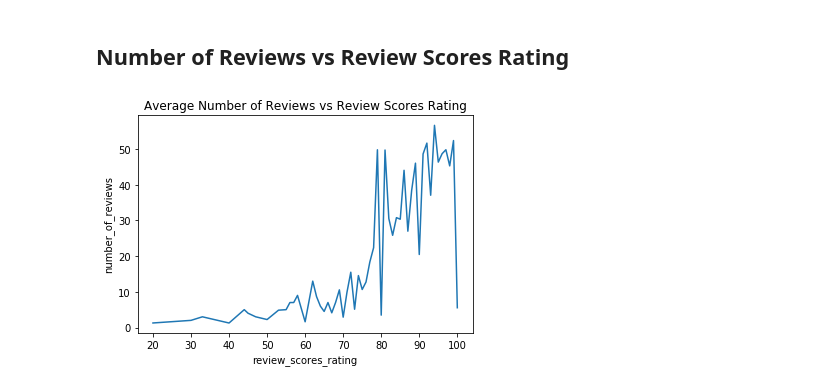
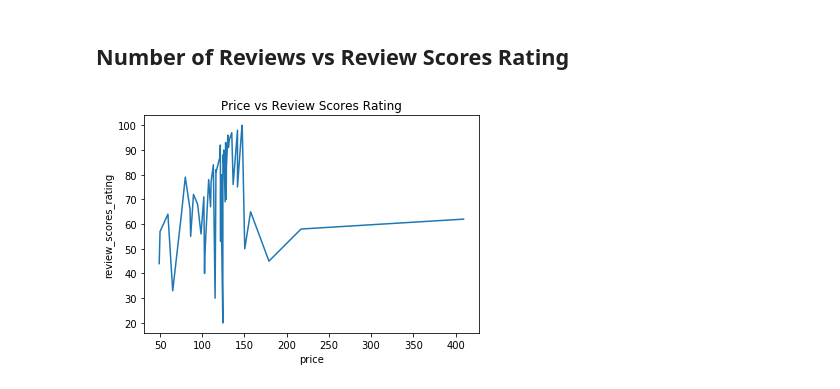
Before and after one commit to GeunT/Group-12-Project-1, a Jupyter notebook: Airbnb_starter_data.ipynb, the cells around one changed output. Saved outputs shown, nothing was run; the diff lists cells and outputs as text; code cells hidden in the pictures.

```diff
--- a/Airbnb_starter_data.ipynb
+++ b/Airbnb_starter_data.ipynb
@@ -559,10 +565,10 @@ plt.show()
 ## Number of Reviews vs Review Scores Rating
 # %%
 #sns.scatterplot(y="number_of_reviews", x="review_scores_rating", data=data)
-avg_reviews = pd.DataFrame(data.groupby("review_scores_rating")["number_of_reviews"].mean())
-sns.lineplot(x=avg_reviews.index, y="number_of_reviews", data = avg_reviews)
-plt.title("Average Number of Reviews vs Review Scores Rating")
-plt.savefig("Images/Average Number of Reviews vs Review Scores Rating")
+avg_reviews = pd.DataFrame(data.groupby("review_scores_rating")["price"].mean())
+sns.lineplot(y=avg_reviews.index, x="price", data = avg_reviews)
+plt.title("Price vs Review Scores Rating")
+plt.savefig("Images/Price vs Review Scores Rating")
 plt.show()
 # %% [output]
-[figure, old version]
+[figure, new version]
```
Also changed, not shown: parts of 5 cells of this notebook, 9 other files.
